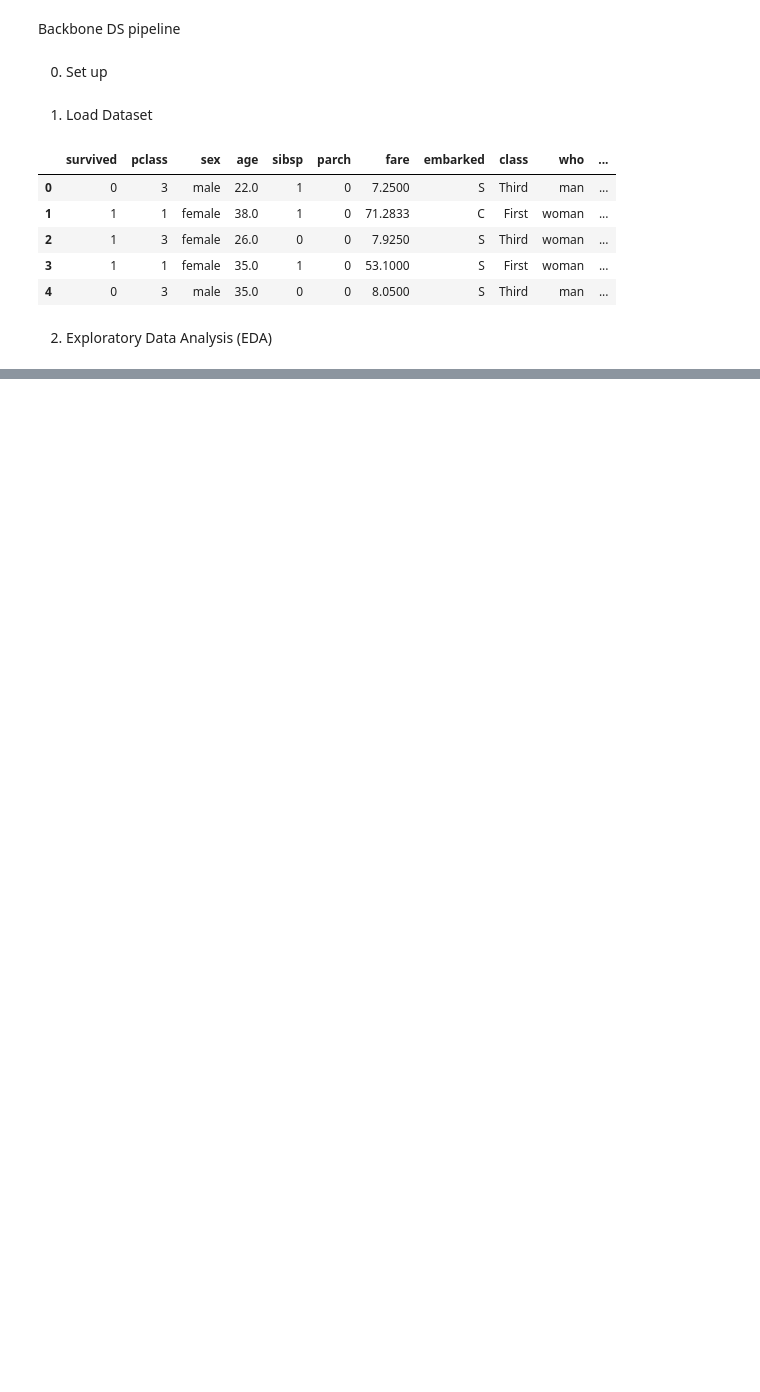
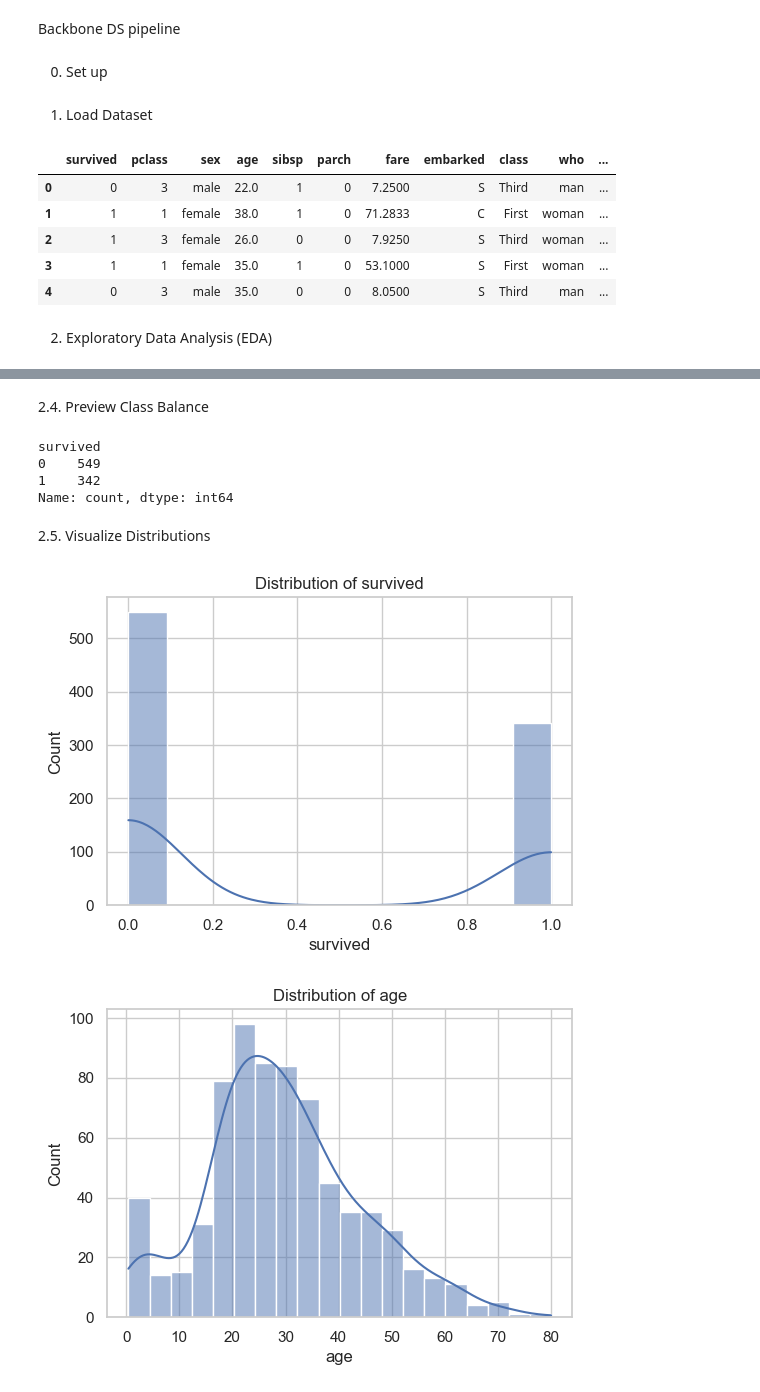
Before and after one commit to konkalaitzidis/ds-pipeline, a Jupyter notebook: notebooks/pipeline.ipynb, the cells around one changed output, grey strips where cells are left out. Drawn from its saved outputs; the diff is of its cells as text; code cells hidden in the pictures; blank space fills up the shorter version.

```diff
--- a/notebooks/pipeline.ipynb
+++ b/notebooks/pipeline.ipynb
@@ -53,0 +114,30 @@ Relationships between features and the target
+# %% [markdown]
+2.4. Preview Class Balance
+# %%
+# How many survived vs not survived
+df['survived'].value_counts()
+# %% [output]
+survived
+0    549
+1    342
+Name: count, dtype: int64
+# %% [markdown]
+2.5. Visualize Distributions
+# %%
+# Numeric columns only
+numeric_cols = df.select_dtypes(include='number').columns
+
+# Drop the columns that are not needed
+numeric_cols = numeric_cols.drop(['pclass', 'sibsp', 'parch'])
+
+# Plot the distributions of the numeric columns
+for col in numeric_cols:
+    # Create a figure with a specific size (6 inches wide, 4 inches high)
+    plt.figure(figsize=(6, 4))
+    # Drop missing values and plot the distribution
+    sns.histplot(df[col].dropna(), kde=True)
+    plt.title(f'Distribution of {col}')
+    plt.show()
+# %% [output]
+[figure, added]
+[figure, added]
```
Also changed, not shown: parts of 10 cells of this notebook.
